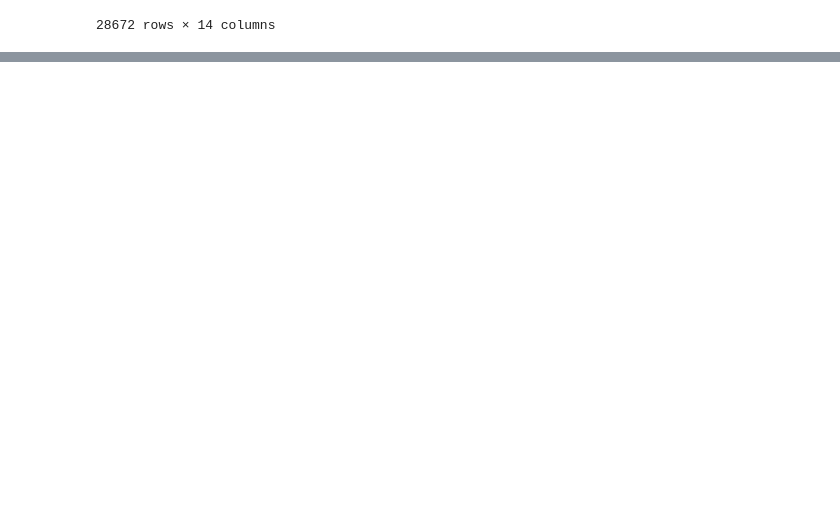
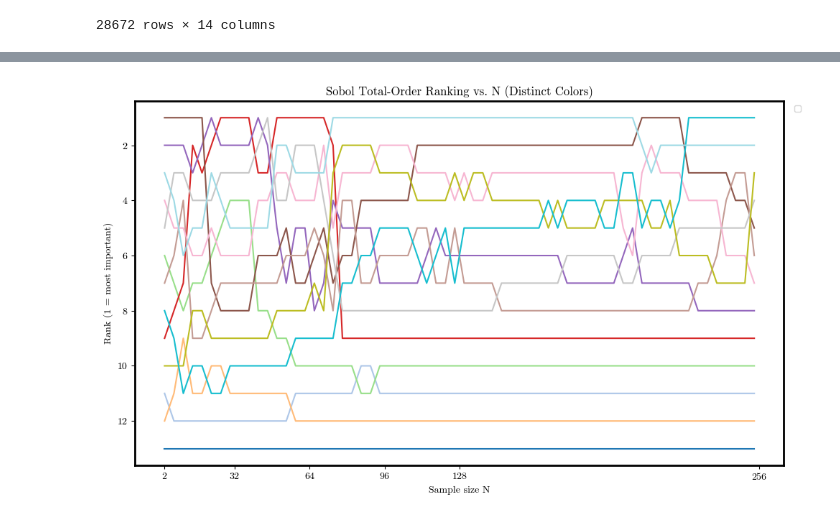
Before and after one commit to DejvisT/Sensitivity-Analysis-and-Surrogate-Modeling-of-PEM-Fuel-Cells, a Jupyter notebook: notebooks/01_sobol_sample.ipynb, the cells around one changed output, grey strips where cells are left out. Cells and saved outputs as stored; diff of their text form; code cells hidden in the pictures; blank space fills up the shorter version.

```diff
--- a/notebooks/01_sobol_sample.ipynb
+++ b/notebooks/01_sobol_sample.ipynb
@@ -114,0 +119,22 @@ pd.read_pickle('../sampling_test/results_sobol5000.pkl')
+# %%
+
+# 3) pick a colormap with at least as many colors as you have parameters
+n_params = len(rank_df.columns)
+cmap = plt.get_cmap('tab20', n_params)  # tab20 provides up to 20 distinct colors
+
+plt.figure(figsize=(10, 6))
+for idx, param in enumerate(rank_df.columns):
+    y = rank_df[param].loc[Ns]
+    plt.plot(Ns, y, color=cmap(idx))
+
+
+plt.gca().invert_yaxis()
+plt.xticks([2, 32, 64, 96, 128, 256])
+plt.xlabel("Sample size N")
+plt.ylabel("Rank (1 = most important)")
+plt.title("Sobol Total-Order Ranking vs. N (Distinct Colors)")
+plt.legend(bbox_to_anchor=(1.01, 1), loc='upper left', fontsize="small", ncol=1)
+plt.tight_layout()
+plt.show()
+# %% [output]
+[figure, added]
```
Also changed, not shown: parts of 10 cells of this notebook, 1 other file.
